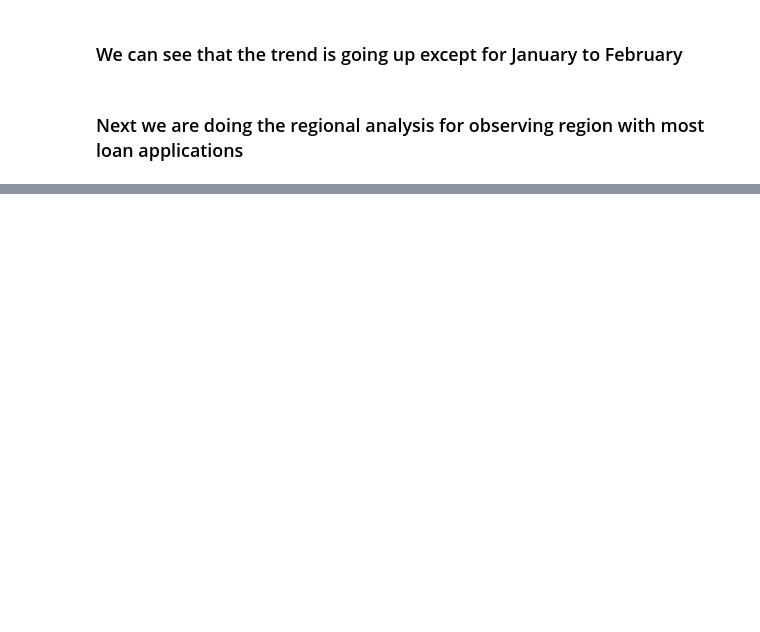
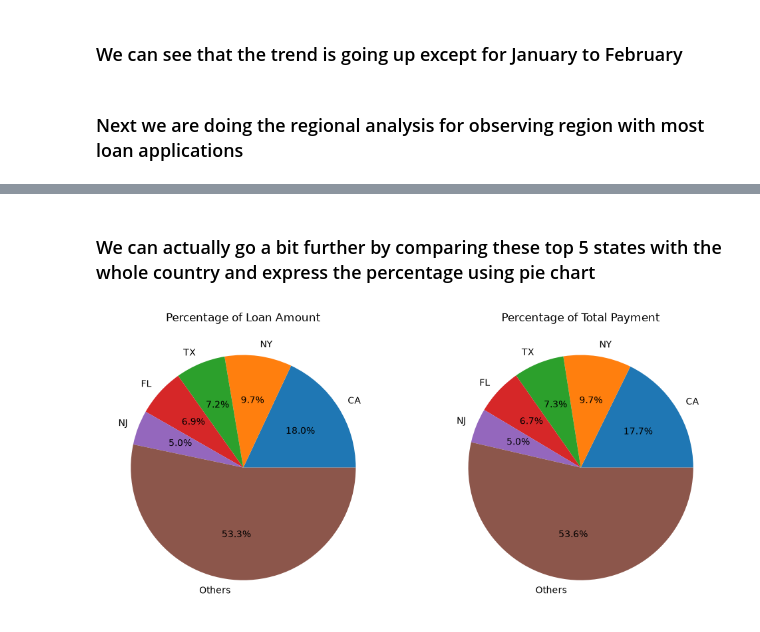
Before and after one commit to MuhammadUtoro/data-analytics, a Jupyter notebook: project.ipynb, the cells around one changed output, grey strips where cells are left out. Cells and saved outputs as stored; diff of their text form; code cells hidden in the pictures; blank space fills up the shorter version.

```diff
--- a/project.ipynb
+++ b/project.ipynb
@@ -210,0 +256,38 @@ plt.show()
+# %% [markdown]
+### We can actually go a bit further by comparing these top 5 states with the whole country and express the percentage using pie chart
+# %%
+# First we observe for the money spent
+states = top_5_state['State'].tolist()
+values_spent = top_5_state['Money Spent'].tolist()
+values_received = top_5_state['Money Received'].tolist()
+
+others_spent = (
+    total_running_per_state['loan_amount'].sum() - sum(values_spent)
+)
+others_received = (
+    total_running_per_state['total_payment'].sum() - sum(values_received)
+)
+states.append('Others')
+values_spent.append(others_spent)
+values_received.append(others_received)
+
+# Plot
+fig, axes = plt.subplots(
+    1,2,figsize=(12, 6)
+)
+axes[0].pie(
+    values_spent,
+    labels=states,
+    autopct='%.1f%%'
+)
+axes[0].set_title('Percentage of Loan Amount')
+
+axes[1].pie(
+    values_received,
+    labels=states,
+    autopct='%.1f%%'
+)
+axes[1].set_title('Percentage of Total Payment')
+plt.show()
+# %% [output]
+[figure, added]
```
Also changed, not shown: parts of 7 cells of this notebook.
